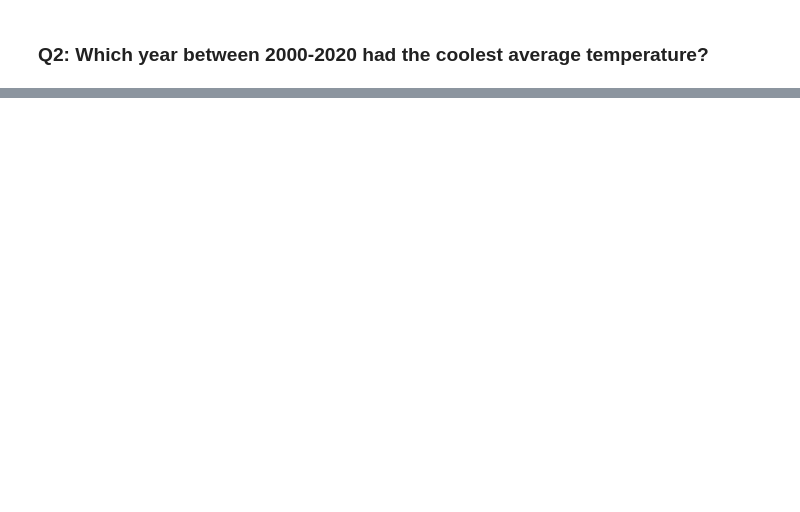
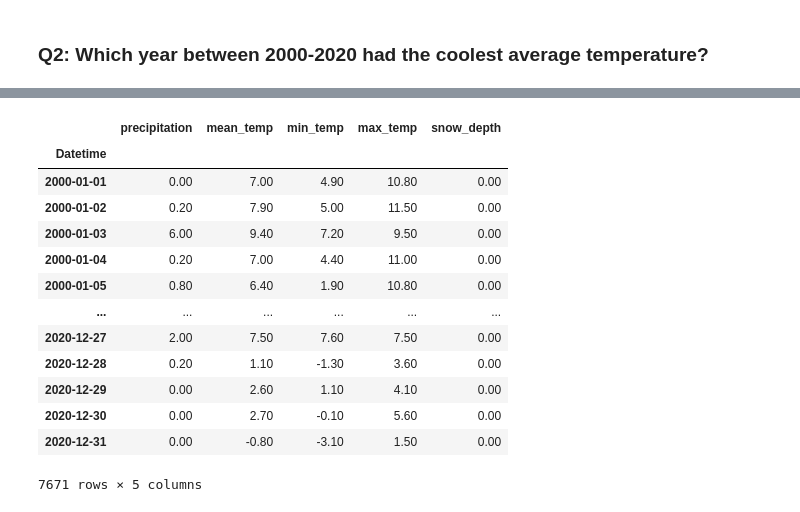
Before and after one commit to Beagan19/-Core--Resampling-Datetime-Data, a Jupyter notebook: (Core) Resampling Datetime Data.ipynb, the cells around one changed output, grey strips where cells are left out. Saved outputs shown, nothing was run; the diff lists cells and outputs as text; code cells hidden in the pictures; blank space fills up the shorter version.

```diff
--- a/(Core) Resampling Datetime Data.ipynb
+++ b/(Core) Resampling Datetime Data.ipynb
@@ -245,0 +256,19 @@ Timestamp('2020-01-01 00:00:00', freq='AS-JAN')
+# %%
+weather_y =df_ts.resample("AS").agg(agg_specs)
+weather_y = df_ts.loc['2000':'2020']
+weather_y
+# %% [output]
+|  | precipitation | mean_temp | min_temp | max_temp | snow_depth |
+| Datetime |  |  |  |  |  |
+| 2000-01-01 | 0.00 | 7.00 | 4.90 | 10.80 | 0.00 |
+| 2000-01-02 | 0.20 | 7.90 | 5.00 | 11.50 | 0.00 |
+| 2000-01-03 | 6.00 | 9.40 | 7.20 | 9.50 | 0.00 |
+| 2000-01-04 | 0.20 | 7.00 | 4.40 | 11.00 | 0.00 |
+| 2000-01-05 | 0.80 | 6.40 | 1.90 | 10.80 | 0.00 |
+| ... | ... | ... | ... | ... | ... |
+| 2020-12-27 | 2.00 | 7.50 | 7.60 | 7.50 | 0.00 |
+| 2020-12-28 | 0.20 | 1.10 | -1.30 | 3.60 | 0.00 |
+| 2020-12-29 | 0.00 | 2.60 | 1.10 | 4.10 | 0.00 |
+| 2020-12-30 | 0.00 | 2.70 | -0.10 | 5.60 | 0.00 |
+| 2020-12-31 | 0.00 | -0.80 | -3.10 | 1.50 | 0.00 |
+7671 rows × 5 columns
```
Also changed, not shown: parts of 15 cells of this notebook.
